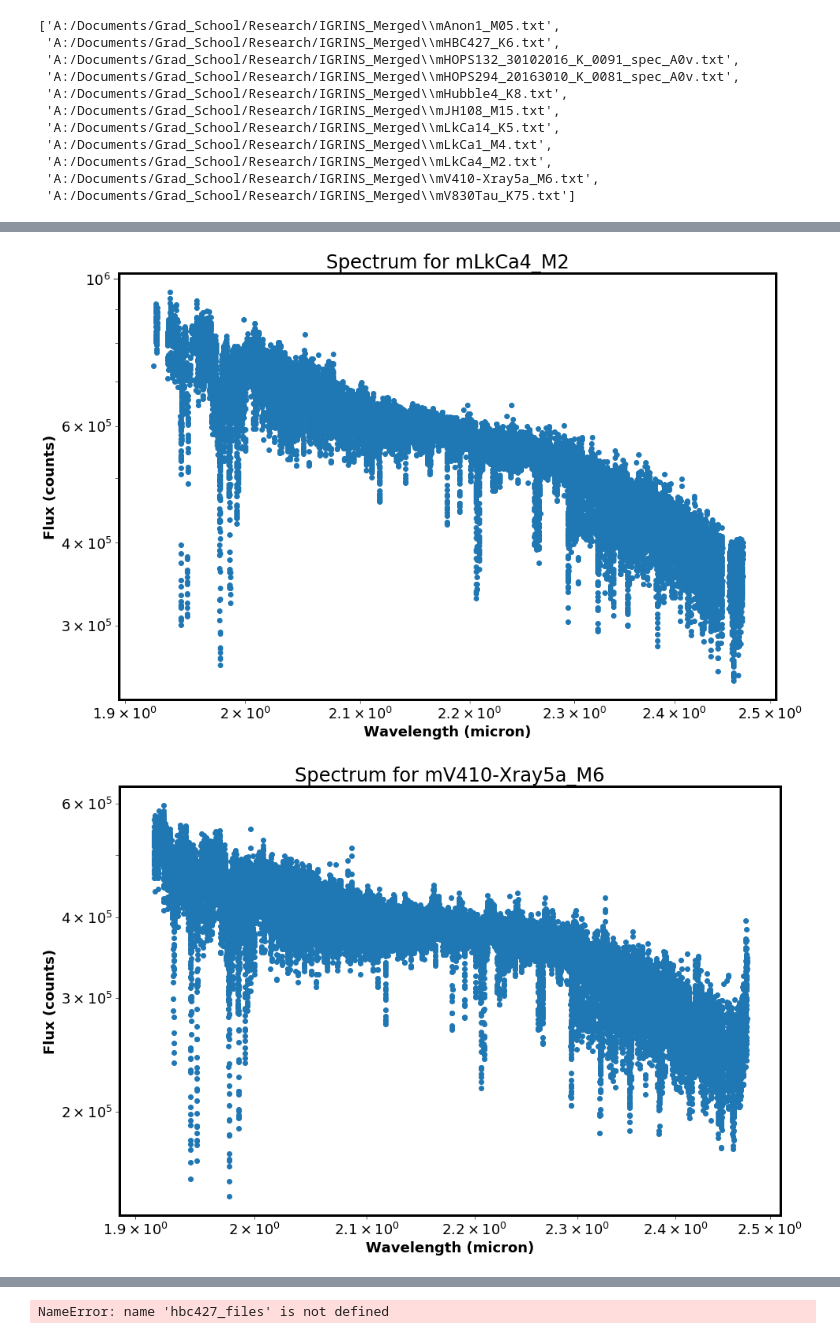
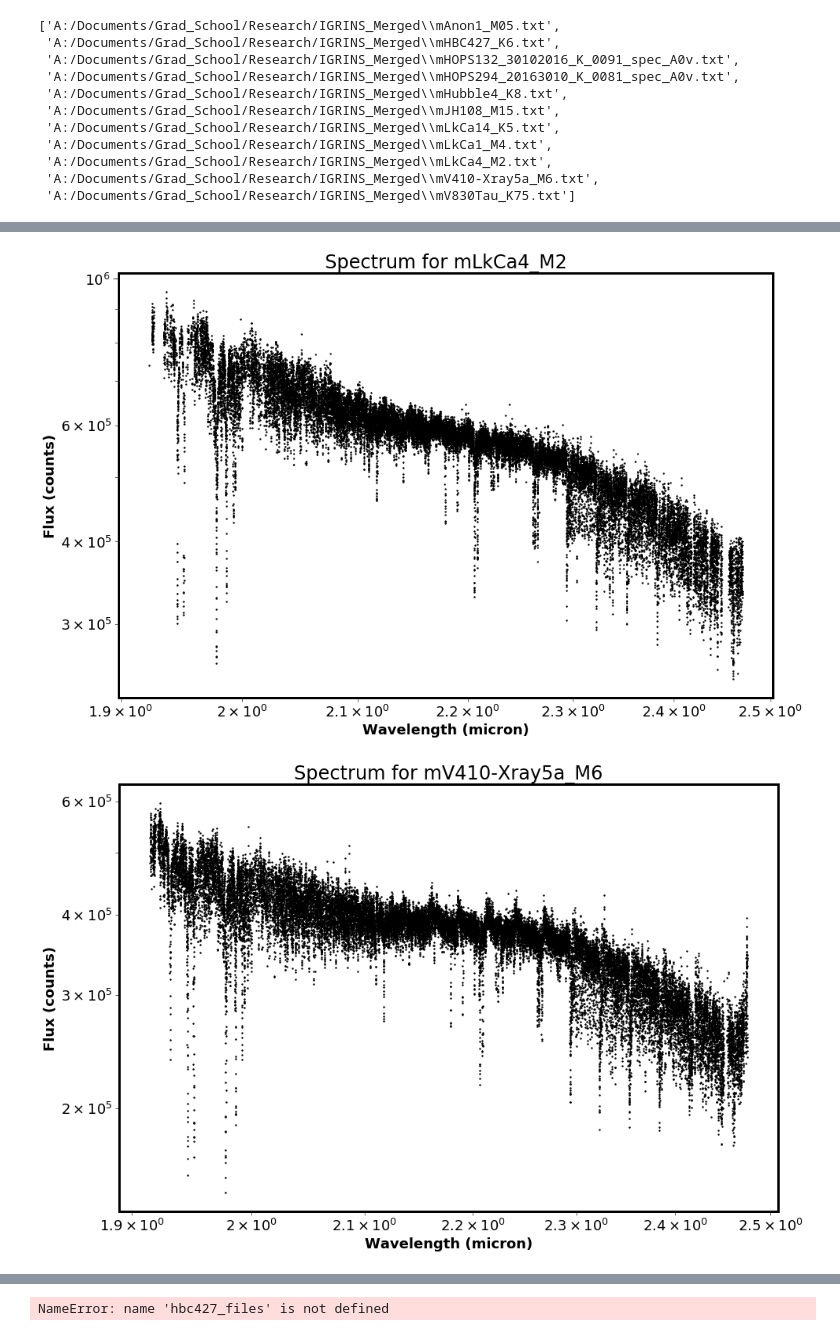
Before and after one commit to SavOliveira/IGRINS-Spectra, a Jupyter notebook: merged_standards_igrins.ipynb, the cells around one changed output, grey strips where cells are left out. Saved outputs shown, nothing was run; the diff lists cells and outputs as text; code cells hidden in the pictures.

Commit message:
2023_05_08 Plots

```diff
--- a/merged_standards_igrins.ipynb
+++ b/merged_standards_igrins.ipynb
@@ -29,5 +29,5 @@ plt.rcParams['ytick.minor.size'] = 5
 # %%
 # Reduced data in txt files
 merged_dat_path = "A:/Documents/Grad_School/Research/IGRINS_Merged/"
-fig_path = "A:/Documents/Grad_School/Research/IGRINS_figs/"
+fig_path = "A:/Documents/Grad_School/IGRINS-Spectra/IGRINS_figs/"
 # %%
@@ -61,7 +62,7 @@ for file in merged_files:
     # Create a plot of wavelength vs. flux
     fig,ax = plt.subplots(figsize=(15,10))
 
-    ax.scatter(wavelength, flux)
+    ax.scatter(wavelength, flux,s=2,c='black')
     ax.set_xscale('log')
     ax.set_yscale('log')
 
@@ -89,2 +90,2 @@ for file in merged_files:
-[figure, old version]
+[figure, new version]
-[figure, old version]
+[figure, new version]
```
Also changed, not shown: parts of 2 cells of this notebook, 11 other files.
